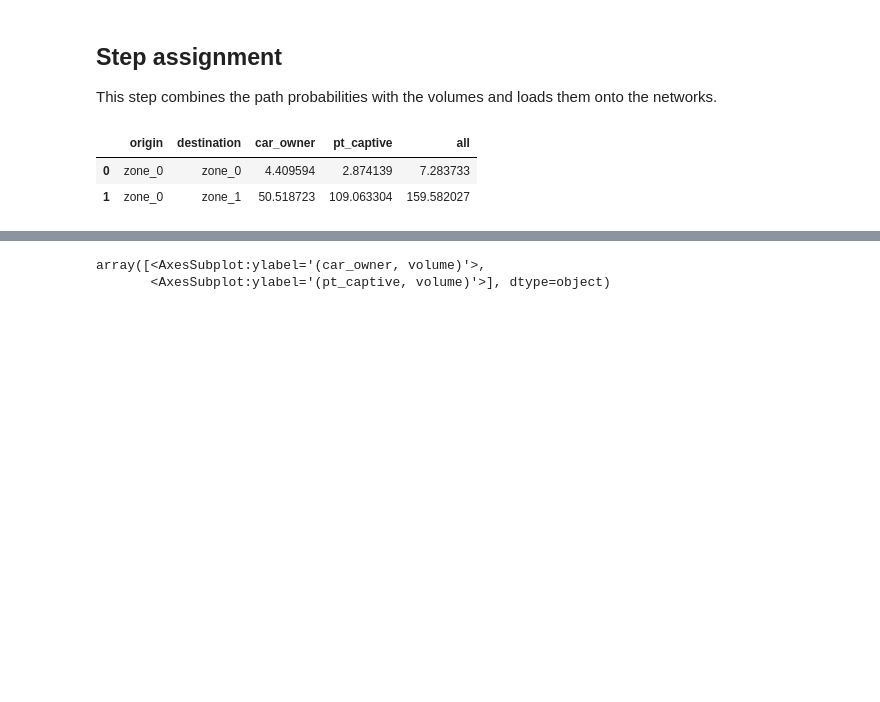
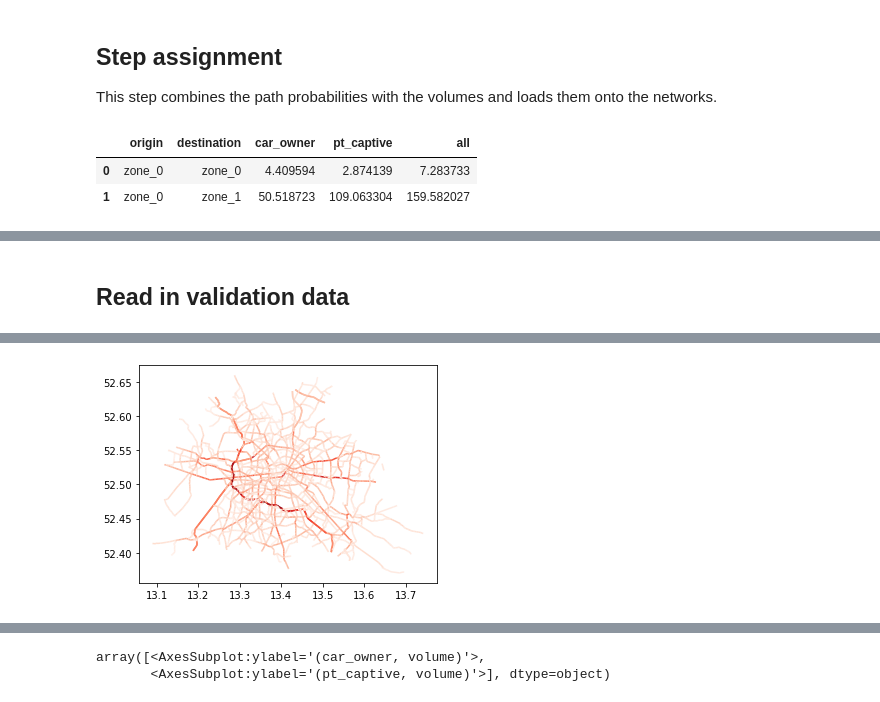
Before and after one commit to maximylius/quetzal_berlin, a Jupyter notebook: notebooks/best_version/Exercise3_Four_steps.ipynb, the cells around one changed output, grey strips where cells are left out. Cells and saved outputs as stored; diff of their text form; code cells hidden in the pictures; blank space fills up the shorter version.

```diff
--- a/notebooks/best_version/Exercise3_Four_steps.ipynb
+++ b/notebooks/best_version/Exercise3_Four_steps.ipynb
@@ -7,6 +8,7 @@ from quetzal.model import stepmodel
 import matplotlib.pyplot as plt
 # %%
 # Load the model with LoS tables from the last exercise
+input_path = './../../input/'
 model_path = '../../model/'
 sm = stepmodel.read_json(model_path + 'los_tables')
 # %%
@@ -300,0 +316,8 @@ sm.loaded_links.plot(alpha=.3, color='blue', linewidth=list(sm.loaded_links['loa
+# %% [markdown]
+## Read in validation data
+# %%
+traffic_validation = gpd.read_file(input_path + "validation/Verkehrsmengen.shp")
+traffic_validation.to_crs(epsg=4326, inplace=True)
+traffic_validation.plot(cmap="Reds", column='dtvw_kfz')
+traffic_validation.sample(1)
+# %% [output]
@@ -300,0 +326 @@ sm.loaded_links.plot(alpha=.3, color='blue', linewidth=list(sm.loaded_links['loa
+[figure, added]
```
Also changed, not shown: parts of 21 cells of this notebook, 13 other files.
